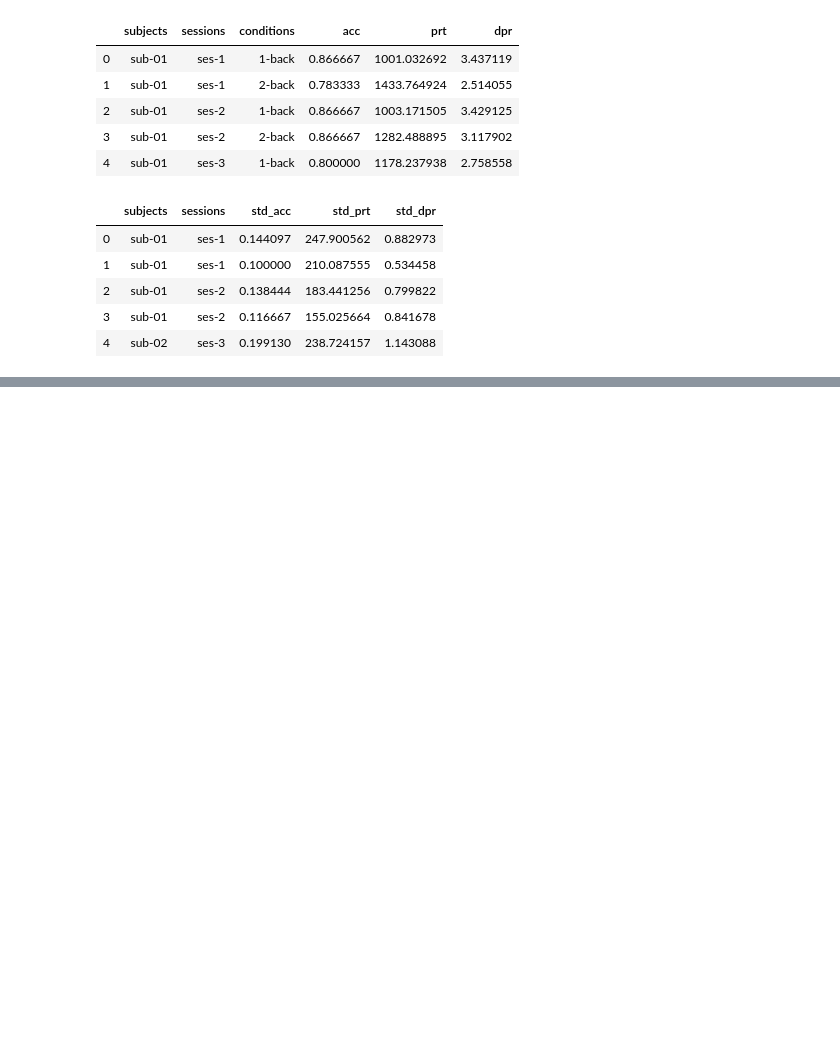
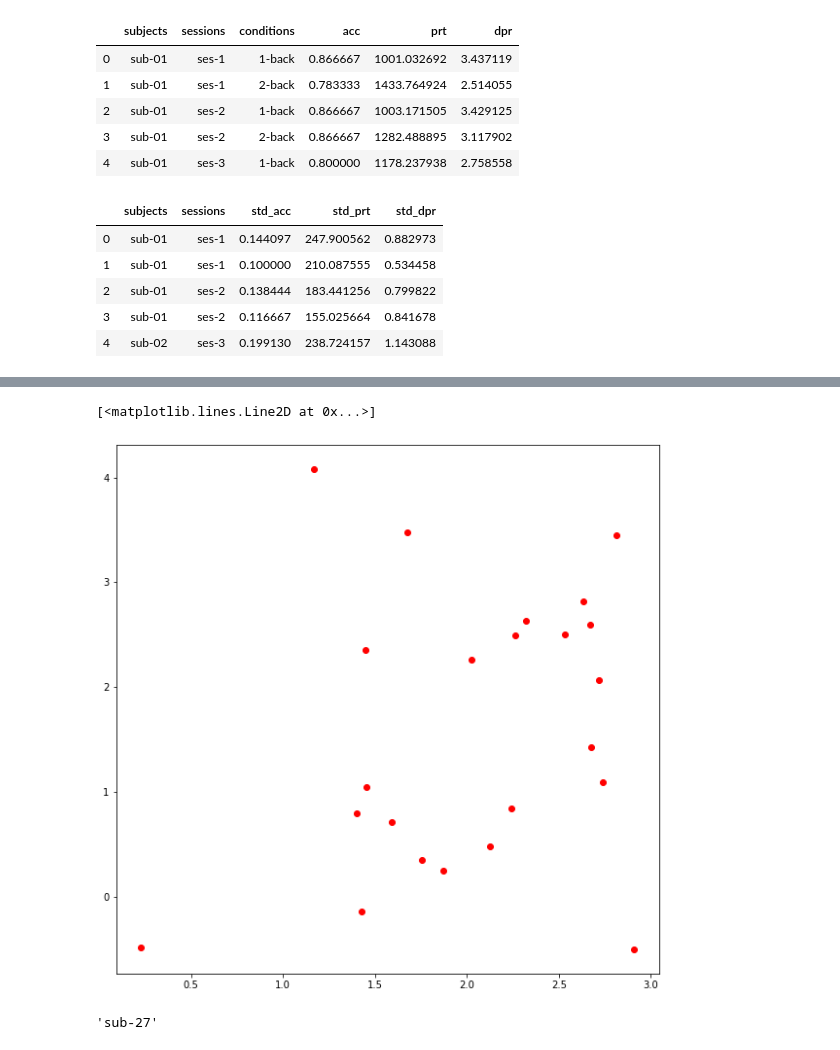
Before and after one commit to kfinc/wm-training-modularity, a Jupyter notebook: 01-behavioral_data_analysis/03-exclusion_variability.ipynb, the cells around one changed output, grey strips where cells are left out. Cells and saved outputs as stored; diff of their text form; code cells hidden in the pictures; blank space fills up the shorter version.

```diff
--- a/01-behavioral_data_analysis/03-exclusion_variability.ipynb
+++ b/01-behavioral_data_analysis/03-exclusion_variability.ipynb
@@ -151,0 +196,18 @@ df.head()
+# %%
+net = 6
+ses = 0
+m = 0
+
+# np.abs(beh[:, ses, m, 1, 0] - beh[:, ses, m, 1, 1])
+
+fig, ax = plt.subplots(ncols=1, figsize=(10, 10))
+ax.plot(beh[meta['exp'], ses, 2, 1, 0],  glm[meta['exp'], ses, net], 'ro')
+# %% [output]
+[<matplotlib.lines.Line2D at 0x...>]
+[figure, added]
+# %%
+meta['dim1'][5]
+meta['dim1'][22]
+# list(np.nonzero(glm[:, ses, net] > 1)[0])
+# %% [output]
+'sub-27'
```
Also changed, not shown: parts of 4 cells of this notebook.
